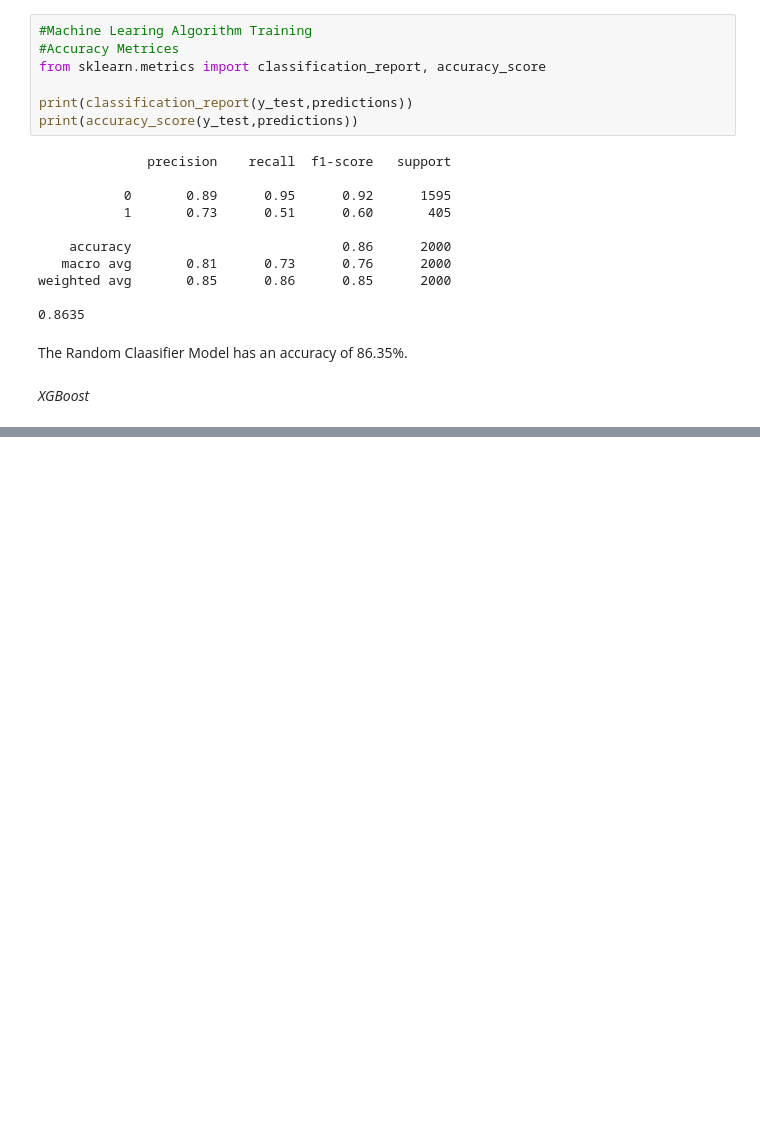
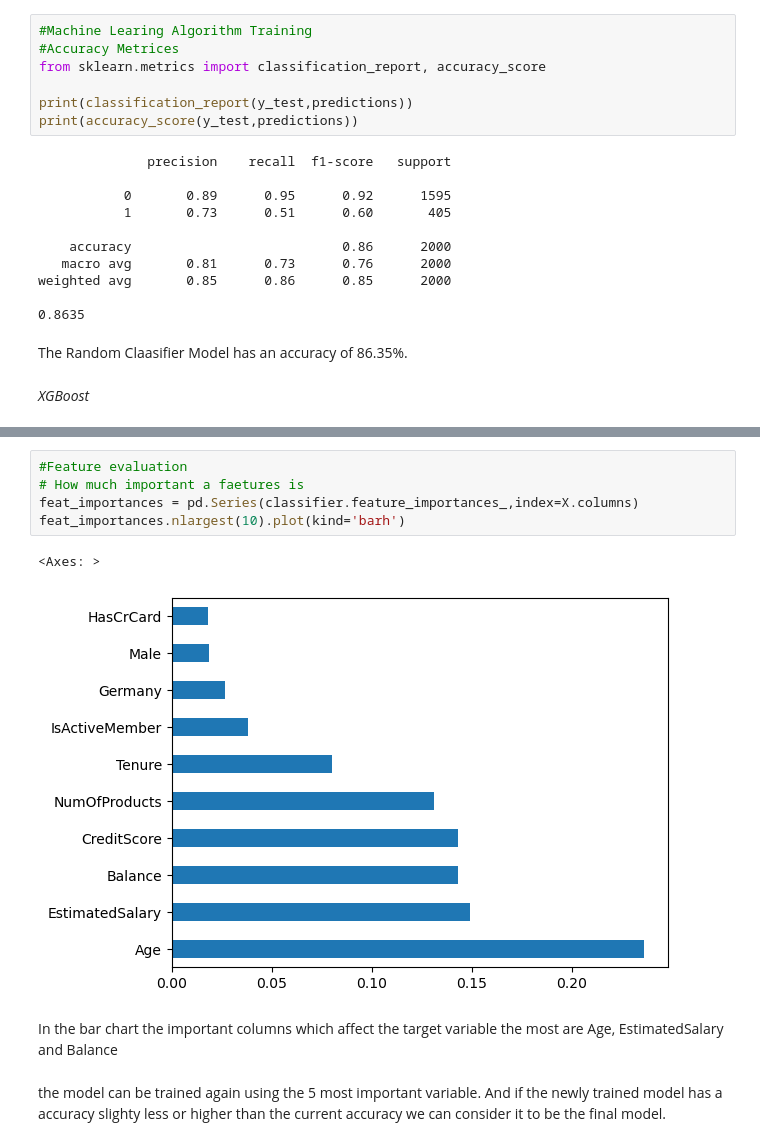
Before and after one commit to IT21068850/Banking_Churn_Prediction, a Jupyter notebook: churnModel.ipynb, the cells around one changed output, grey strips where cells are left out. Cells and saved outputs as stored; diff of their text form; blank space fills up the shorter version.

```diff
--- a/churnModel.ipynb
+++ b/churnModel.ipynb
@@ -181,0 +193,12 @@ ModuleNotFoundError: No module named 'xgboost'
+# %%
+#Feature evaluation
+# How much important a faetures is
+feat_importances = pd.Series(classifier.feature_importances_,index=X.columns)
+feat_importances.nlargest(10).plot(kind='barh')
+# %% [output]
+<Axes: >
+[figure, added]
+# %% [markdown]
+In the bar chart the important columns which affect the target variable the most are Age, EstimatedSalary and Balance
+# %% [markdown]
+the model can be trained again using the 5 most important variable. And if the newly trained model has a accuracy slighty less or higher than the current accuracy we can consider it to be the final model.
```
Also changed, not shown: parts of 2 cells of this notebook.
